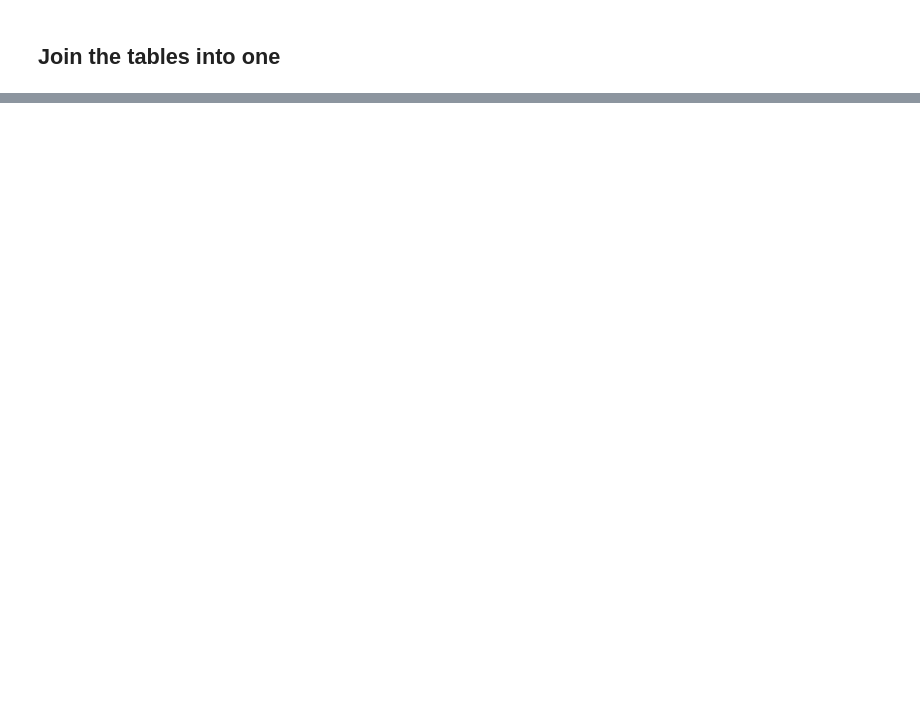
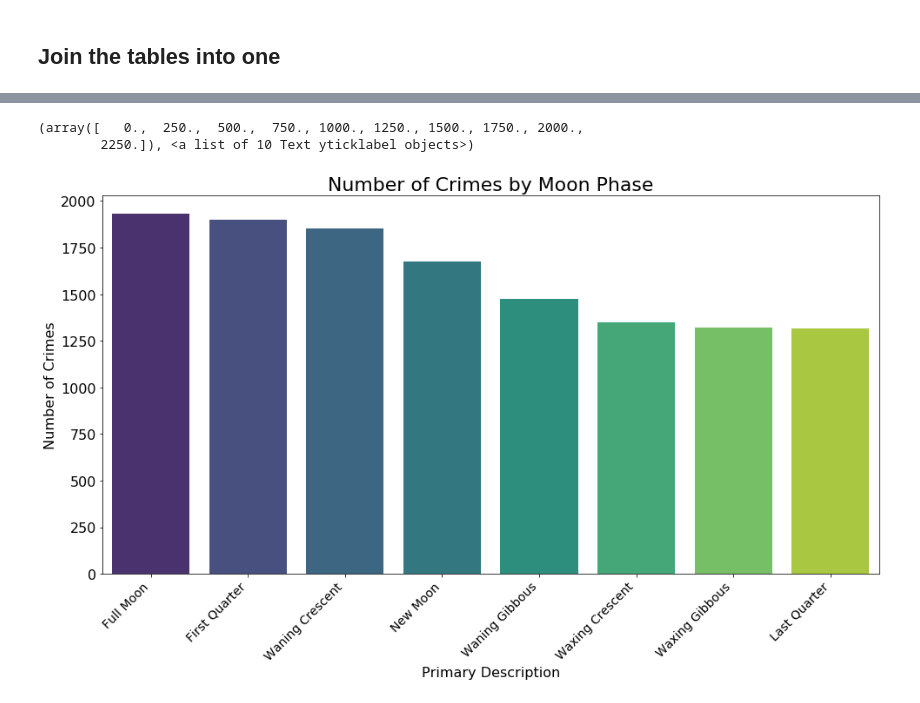
Before and after one commit to LincolnBrownBellevue/DSC540, a Jupyter notebook: Wks11-12/DSC540_Milestone5_LincolnBrown.ipynb, the cells around one changed output, grey strips where cells are left out. Saved outputs shown, nothing was run; the diff lists cells and outputs as text; code cells hidden in the pictures; blank space fills up the shorter version.

```diff
--- a/Wks11-12/DSC540_Milestone5_LincolnBrown.ipynb
+++ b/Wks11-12/DSC540_Milestone5_LincolnBrown.ipynb
@@ -330,0 +519,14 @@ id, case_num, date_of_occurrence, block, iucr, primary_description, secondary_de
+# %%
+# Create a bar plot of incident counts by moon phase
+moonphase_counts = joined_df['moonphase'].value_counts()
+plt.figure(figsize=(16,8))
+sns.barplot(x=moonphase_counts.index, y=moonphase_counts.values, palette='viridis')
+plt.title("Number of Crimes by Moon Phase", fontsize=22)
+plt.xlabel("Primary Description", fontsize=16)
+plt.ylabel("Number of Crimes", fontsize=16)
+plt.xticks(rotation=45, ha='right', fontsize=14)
+plt.yticks(fontsize=16)
+# %% [output]
+(array([   0.,  250.,  500.,  750., 1000., 1250., 1500., 1750., 2000.,
+        2250.]), <a list of 10 Text yticklabel objects>)
+[figure, added]
```
Also changed, not shown: parts of 81 cells of this notebook.
